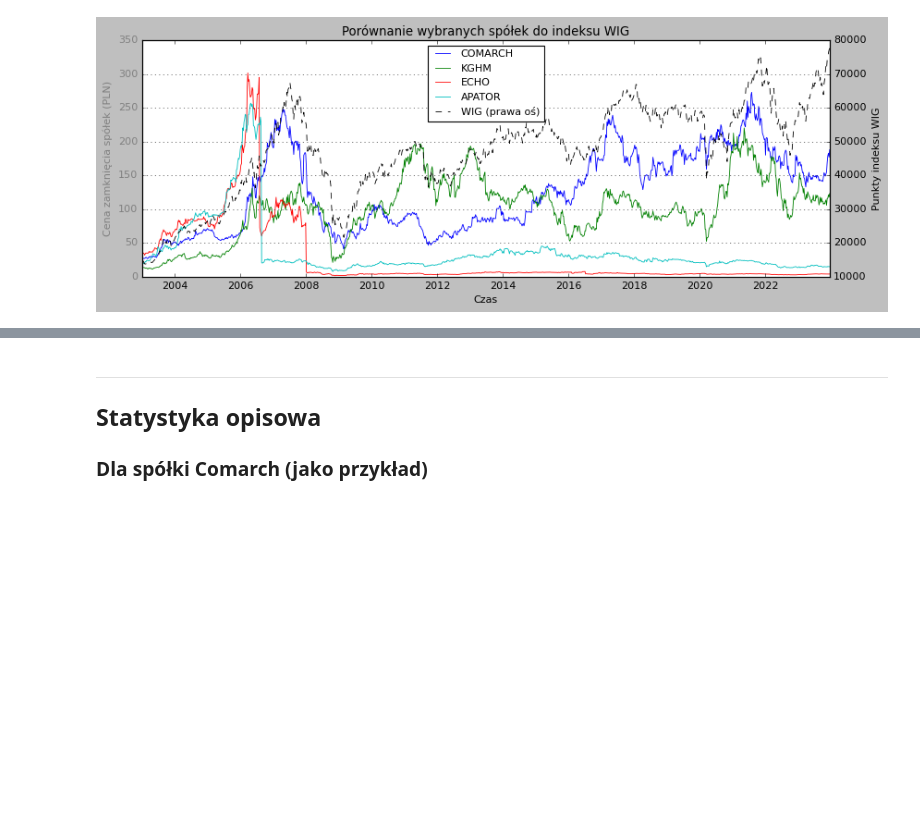
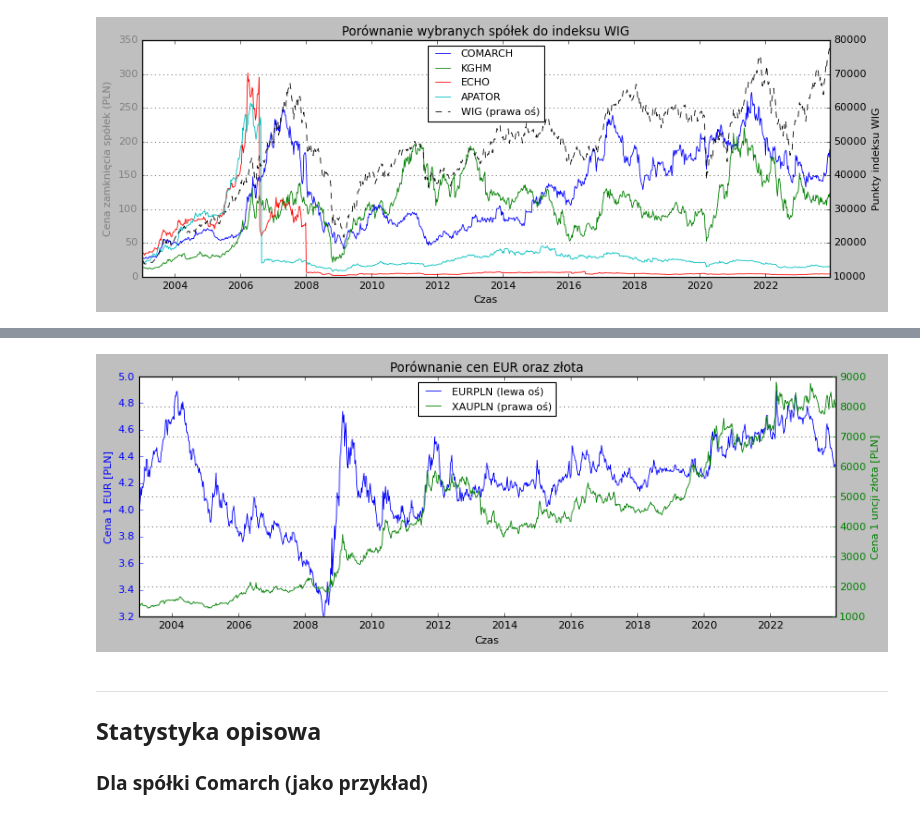
Before and after one commit to andkoc001/statistical-modeling, a Jupyter notebook: project.ipynb, the cells around one changed output, grey strips where cells are left out. Drawn from its saved outputs; the diff is of its cells as text; code cells hidden in the pictures; blank space fills up the shorter version.

```diff
--- a/project.ipynb
+++ b/project.ipynb
@@ -202,3 +237,36 @@ plt.show()
+# %%
+# Porównanie zmienności cen EUR oraz cen złota w badanym okresie
+
+# parametry pierwszego wykresu (lewa oś y)
+fig, ax1 = plt.subplots()
+
+# wizualizacja danych na lewej osi y
+# plt.plot(merged_df['Zamkniecie_SPX'], color='b', linestyle='-', label=f'{S&P500[11:]} (lewa oś)')
+eur = zamkniecia_df.columns[2]
+ax1.plot(zamkniecia_df[eur], color='b', linestyle='-', label=f'{eur[11:]} (lewa oś)')
+
+ax1.set_xlabel('Czas')
+ax1.set_ylabel('Cena 1 EUR [PLN]', color='b')
+ax1.tick_params('y', colors='b')
+
+# parametry wykresu dl prawej osi y (ta sama oś x)
+ax2 = ax1.twinx()
+
+# wizualizacja ineksu WIG w badanym okrecie (prawa oś y)
+zloto = zamkniecia_df.columns[5]
+ax2.plot(zamkniecia_df[zloto], color='g', linestyle='-', label=f'{zloto[11:]} (prawa oś)')
+ax2.set_ylabel('Cena 1 uncji złota [PLN]', color='g')
+ax2.tick_params('y', colors='g')
+
+# kreślenie wykresów
+plt.title(f'Porównanie cen EUR oraz złota')
+lines, labels = ax1.get_legend_handles_labels()
+lines_wig, labels_wig = ax2.get_legend_handles_labels()
+ax2.legend(lines + lines_wig, labels + labels_wig, fontsize='10', loc='upper center')
+plt.grid(True, linestyle='dotted')
+plt.show()
+# %% [output]
+[figure, added]
 # %% [markdown]
 ___
 ## Statystyka opisowa
```
Also changed, not shown: parts of 6 cells of this notebook.
